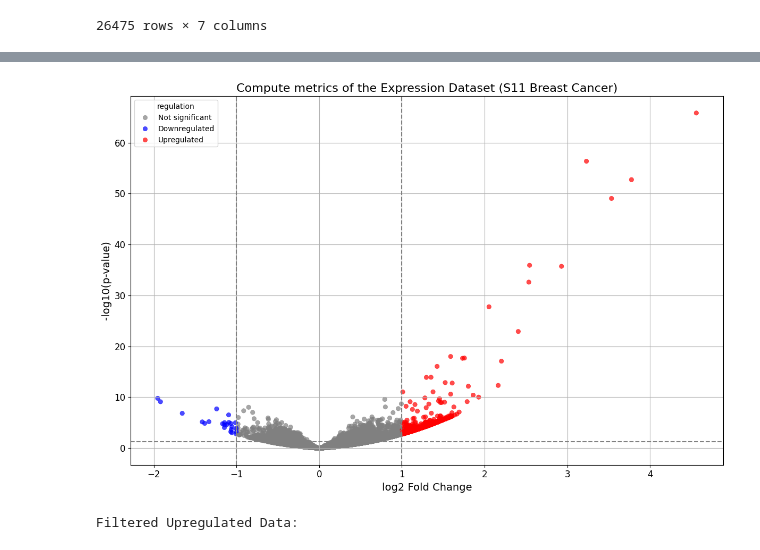
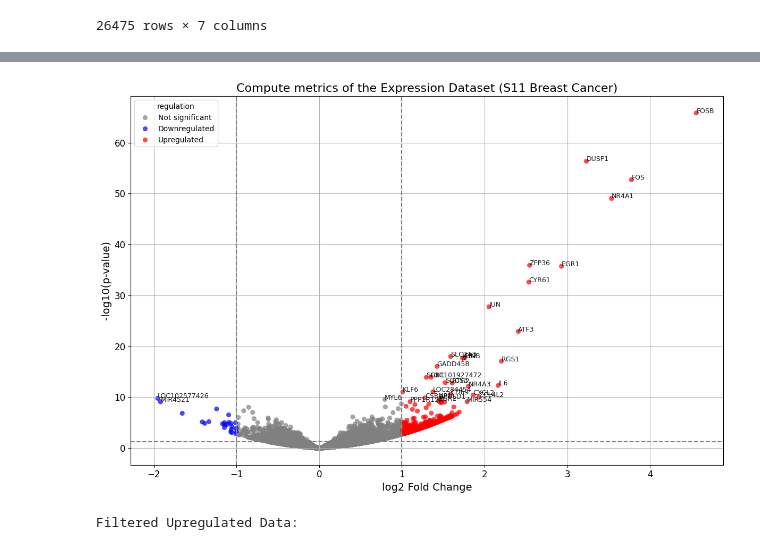
Before and after one commit to KarthikDani/PHCCOProject, a Jupyter notebook: EMT/recon3d.ipynb, the cells around one changed output, grey strips where cells are left out. Drawn from its saved outputs; the diff is of its cells as text; code cells hidden in the pictures.

```diff
--- a/EMT/recon3d.ipynb
+++ b/EMT/recon3d.ipynb
@@ -155,32 +156,40 @@ df = pd.read_csv('processed_s11_expression_data.csv')
 # %%
 # Initialize the figure
 plt.figure(figsize=(12, 8))
 
 # Create the volcano plot
 sns.scatterplot(data=df, x='log2fold_change', y='-log10(p_value)',
                 hue='regulation', palette={'Upregulated': 'red', 'Downregulated': 'blue', 'Not significant': 'grey'},
                 edgecolor=None, alpha=0.7)
 
 # Add vertical lines for log2 fold change thresholds
 plt.axvline(x=log2_fold_change_up_threshold, color='grey', linestyle='--')
 plt.axvline(x=log2_fold_change_down_threshold, color='grey', linestyle='--')
 
 # Add a horizontal line for the p-value threshold
 plt.axhline(y=-np.log10(p_value_threshold), color='grey', linestyle='--')
 
 # Customize the plot
 plt.xlabel('log2 Fold Change', fontsize=14)
 plt.ylabel('-log10(p-value)', fontsize=14)
 plt.title('Compute metrics of the Expression Dataset (S11 Breast Cancer)', fontsize=16)
 plt.xticks(fontsize=12)
 plt.yticks(fontsize=12)
 plt.grid(True)
 
+# Annotate points with gene symbols
+for i, row in df.iterrows():
+    if row['-log10(p_value)'] > 9.1 or abs(row['log2fold_change']) > 2:
+        plt.annotate(row['symbol'],
+                     (row['log2fold_change'], row['-log10(p_value)']),
+                     fontsize=9,
+                     alpha=0.9)
+
 # Show the plot
 plt.tight_layout()
 plt.show()
 # %% [output]
-[figure, old version]
+[figure, new version]
 # %%
 # Load the expression data
 # expression_data = pd.read_excel(
```
Also changed, not shown: parts of 19 cells of this notebook, 8 other files.
